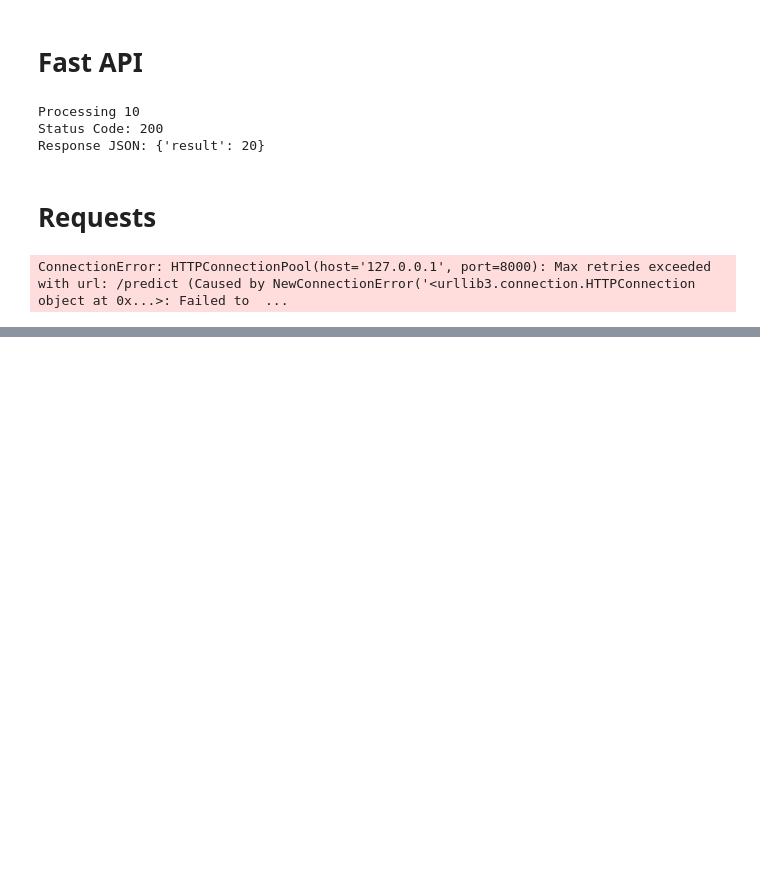
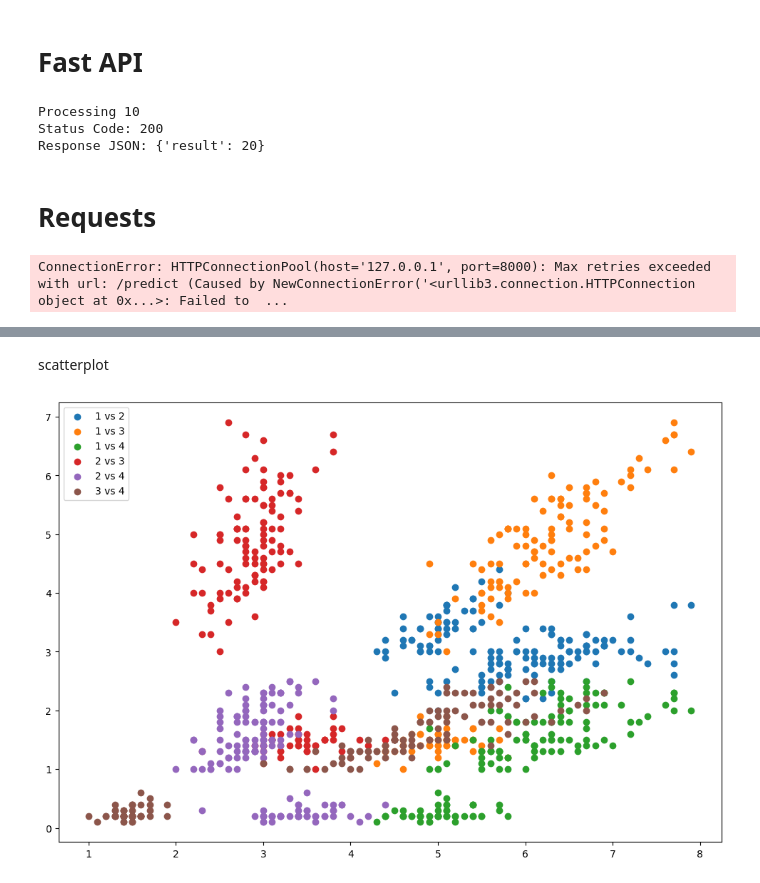
Before and after one commit to hridya-r-n/MCA-lab, a Jupyter notebook: Hridya.ipynb, the cells around one changed output, grey strips where cells are left out. Cells and saved outputs as stored; diff of their text form; code cells hidden in the pictures; blank space fills up the shorter version.

```diff
--- a/Hridya.ipynb
+++ b/Hridya.ipynb
@@ -839,0 +893,13 @@ ConnectionError: HTTPConnectionPool(host='127.0.0.1', port=8000): Max retries ex
+# %% [markdown]
+scatterplot
+# %%
+plt.figure(figsize=(12,8))
+
+for i in range(4):
+    for j in range(i+1, 4):
+        plt.scatter(df.iloc[:,i], df.iloc[:,j], label=f'{i+1} vs {j+1}')
+
+plt.legend()
+plt.show()
+# %% [output]
+[figure, added]
```
Also changed, not shown: parts of 21 cells of this notebook.
